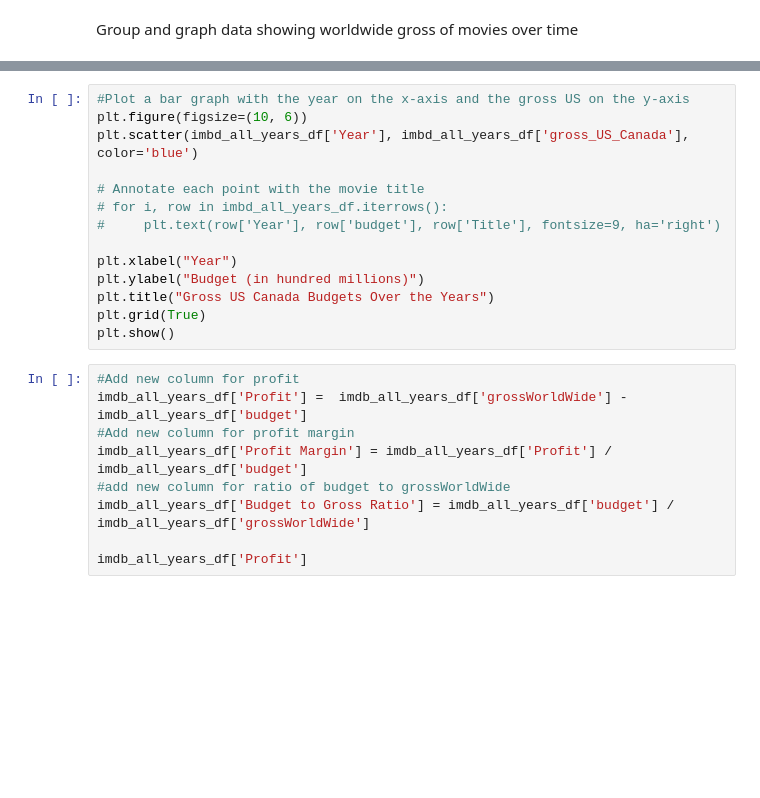
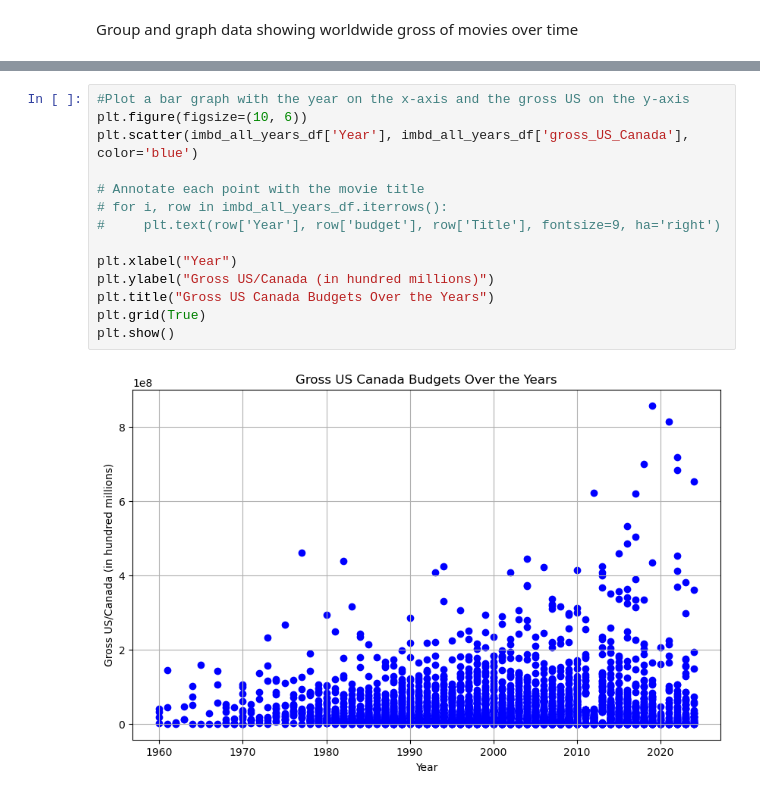
Before and after one commit to DaxKelson/aibootcampGroup3Project1, a Jupyter notebook: min_budget_threshold.ipynb, the cells around one changed output, grey strips where cells are left out. Drawn from its saved outputs; the diff is of its cells as text; blank space fills up the shorter version.

```diff
--- a/min_budget_threshold.ipynb
+++ b/min_budget_threshold.ipynb
@@ -84,26 +146,19 @@ plt.show()
 # %%
 #Plot a bar graph with the year on the x-axis and the gross US on the y-axis
 plt.figure(figsize=(10, 6))
 plt.scatter(imbd_all_years_df['Year'], imbd_all_years_df['gross_US_Canada'], color='blue')
 
 # Annotate each point with the movie title
 # for i, row in imbd_all_years_df.iterrows():
 #     plt.text(row['Year'], row['budget'], row['Title'], fontsize=9, ha='right')
 
 plt.xlabel("Year")
-plt.ylabel("Budget (in hundred millions)")
+plt.ylabel("Gross US/Canada (in hundred millions)")
 plt.title("Gross US Canada Budgets Over the Years")
 plt.grid(True)
 plt.show()
+# %% [output]
+[figure, added]
-# %%
-#Add new column for profit
-imdb_all_years_df['Profit'] =  imdb_all_years_df['grossWorldWide'] - imdb_all_years_df['budget']
-#Add new column for profit margin
-imdb_all_years_df['Profit Margin'] = imdb_all_years_df['Profit'] / imdb_all_years_df['budget']
-#add new column for ratio of budget to grossWorldWide
-imdb_all_years_df['Budget to Gross Ratio'] = imdb_all_years_df['budget'] / imdb_all_years_df['grossWorldWide']
-
-imdb_all_years_df['Profit']
 # %%
 bins = np.array([-300000, 0, 100000, 100000000, 500000000])  # Use y values to define colors
 bin_colors = ['red', 'blue', 'green', 'purple', 'orange']
```
Also changed, not shown: parts of 14 cells of this notebook.
